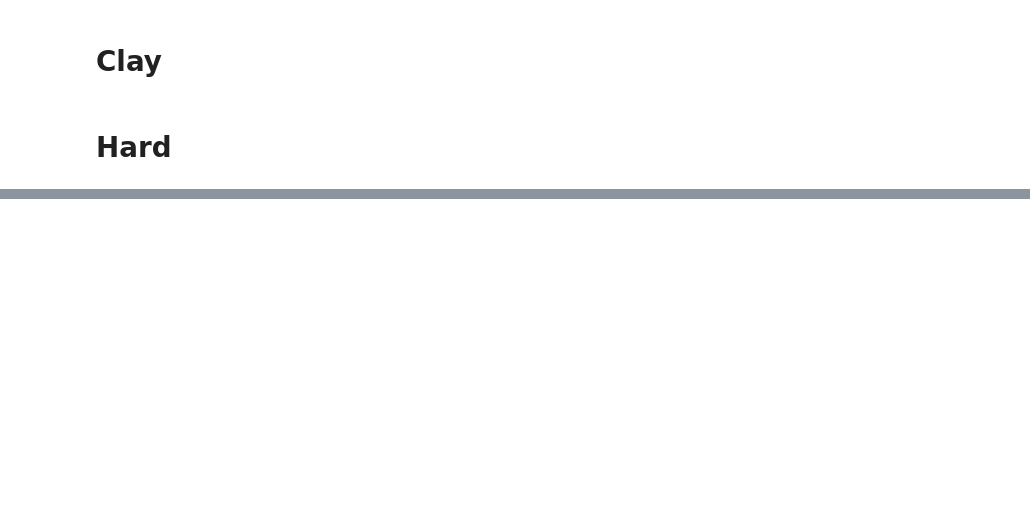
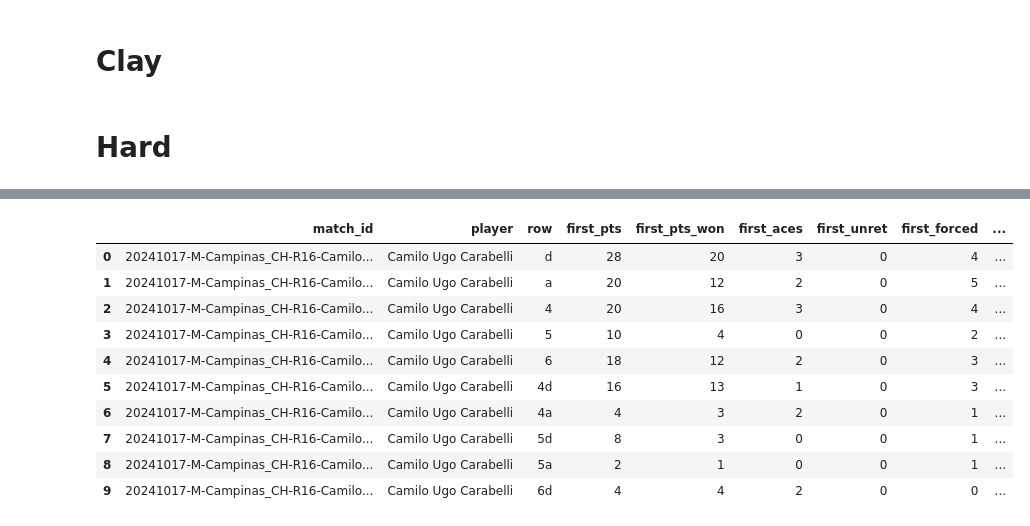
Before and after one commit to PedC18/POC1, a Jupyter notebook: Aggregates.ipynb, the cells around one changed output, grey strips where cells are left out. Cells and saved outputs as stored; diff of their text form; code cells hidden in the pictures; blank space fills up the shorter version.

```diff
--- a/Aggregates.ipynb
+++ b/Aggregates.ipynb
@@ -140,0 +209,14 @@ N_RallyServe_End,N_RallyReception_End,N_Shots_End,N_Net_End,N_KPServe_End,N_KPRe
+# %%
+c[:10]
+# %% [output]
+|  | match_id | player | row | first_pts | first_pts_won | first_aces | first_unret | first_forced | ... |
+| 0 | 20241017-M-Campinas_CH-R16-Camilo... | Camilo Ugo Carabelli | d | 28 | 20 | 3 | 0 | 4 | ... |
+| 1 | 20241017-M-Campinas_CH-R16-Camilo... | Camilo Ugo Carabelli | a | 20 | 12 | 2 | 0 | 5 | ... |
+| 2 | 20241017-M-Campinas_CH-R16-Camilo... | Camilo Ugo Carabelli | 4 | 20 | 16 | 3 | 0 | 4 | ... |
+| 3 | 20241017-M-Campinas_CH-R16-Camilo... | Camilo Ugo Carabelli | 5 | 10 | 4 | 0 | 0 | 2 | ... |
+| 4 | 20241017-M-Campinas_CH-R16-Camilo... | Camilo Ugo Carabelli | 6 | 18 | 12 | 2 | 0 | 3 | ... |
+| 5 | 20241017-M-Campinas_CH-R16-Camilo... | Camilo Ugo Carabelli | 4d | 16 | 13 | 1 | 0 | 3 | ... |
+| 6 | 20241017-M-Campinas_CH-R16-Camilo... | Camilo Ugo Carabelli | 4a | 4 | 3 | 2 | 0 | 1 | ... |
+| 7 | 20241017-M-Campinas_CH-R16-Camilo... | Camilo Ugo Carabelli | 5d | 8 | 3 | 0 | 0 | 1 | ... |
+| 8 | 20241017-M-Campinas_CH-R16-Camilo... | Camilo Ugo Carabelli | 5a | 2 | 1 | 0 | 0 | 1 | ... |
+| 9 | 20241017-M-Campinas_CH-R16-Camilo... | Camilo Ugo Carabelli | 6d | 4 | 4 | 2 | 0 | 0 | ... |
```
Also changed, not shown: parts of 10 cells of this notebook, 6 other files.
